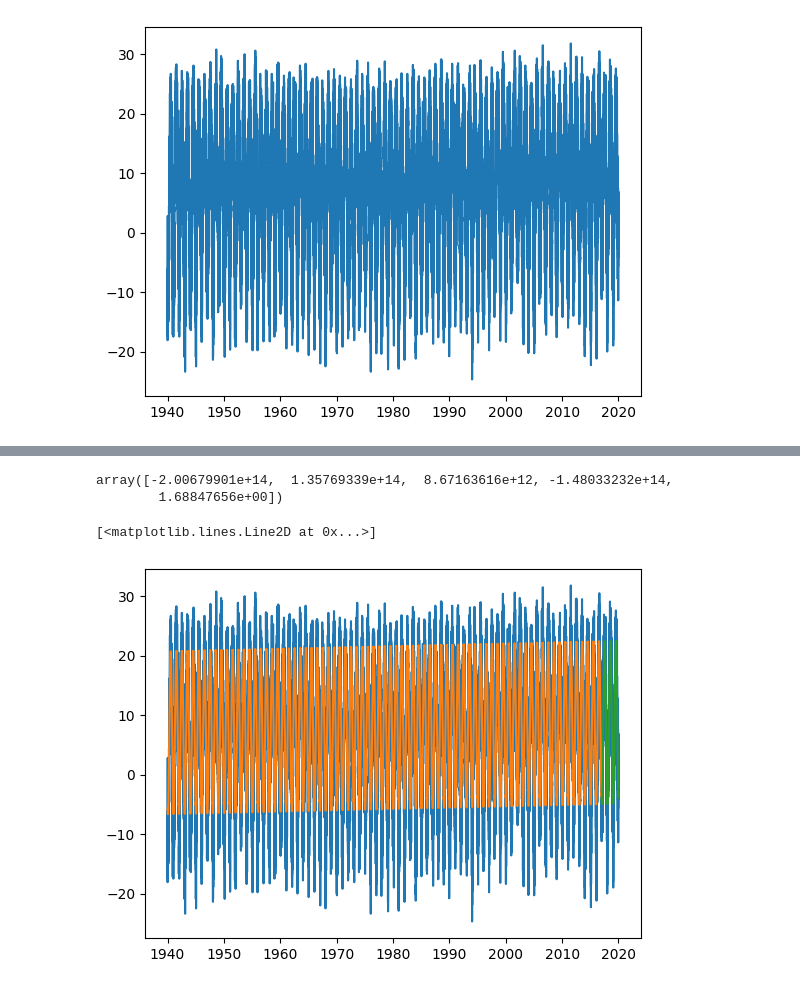
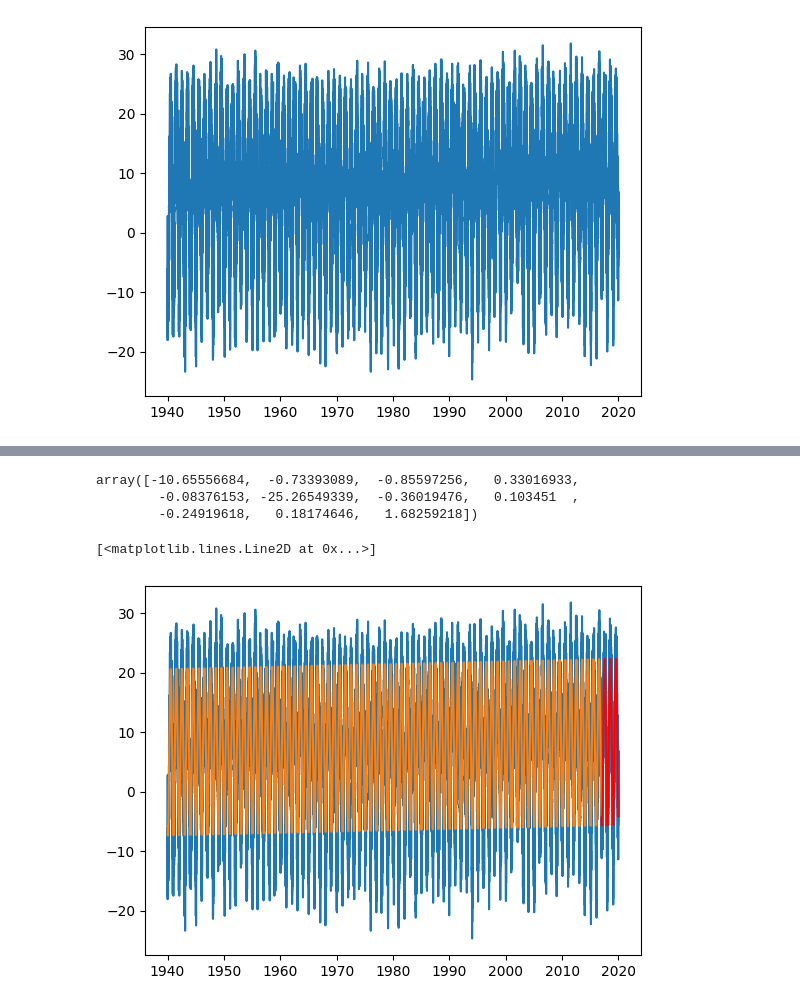
Before and after one commit to JLivingston01/ml-research, a Jupyter notebook: time-driven-probabilities/notebooks/signal_processing.ipynb, the cells around one changed output, grey strips where cells are left out. Cells and saved outputs as stored; diff of their text form; code cells hidden in the pictures.

```diff
--- a/time-driven-probabilities/notebooks/signal_processing.ipynb
+++ b/time-driven-probabilities/notebooks/signal_processing.ipynb
@@ -17,5 +18,5 @@ X,y = fetch_openml(data_id=43843,return_X_y=True,as_frame=True)
 # %%
-X.index = pd.to_datetime(X['LOCAL_DATE']).values
+X.index = X['LOCAL_DATE'].values
 # %%
 X['MEAN_TEMPERATURE_TORONTO']
 # %% [output]
@@ -49,24 +50,22 @@ X['LOCAL_DATE'].dt.day_of_year
 2020-01-01      1
 Name: LOCAL_DATE, Length: 29221, dtype: int32
 # %%
-X['LOCAL_DATE'] = pd.to_datetime(X['LOCAL_DATE'])
 
 weeks = X['LOCAL_DATE'].dt.isocalendar().week
 days = X['LOCAL_DATE'].dt.day_of_year
 
-def sinu_feat(x,period=1,freq=53,func='sin',phase=0, phase_frac=8):
+def sinu_feat(x,period=1,freq=53,func='sin'):
 
     if func=='sin':
         f = np.sin
     else:
         f = np.cos
 
-    return f(2*np.pi*period*(x + phase * freq / phase_frac )/freq)
+    return f(2*np.pi*period*(x)/freq)
 
 feats = pd.DataFrame()
 for f in ['sin','cos']:
     for p in [1]:#,2,3,5,7]:
-        for phase in [0,1]:#,2,3,5,7]:
-            feats[f"SINU_{f.upper()}_{str(p)}_{str(phase)}"] = sinu_feat(days,period=p,freq=365.25,func=f,phase=phase,phase_frac=8)
+        feats[f"SINU_{f.upper()}_{str(p)}"] = sinu_feat(days,period=p,freq=365.25,func=f)
 
 feats['WEEKS_SINCE_1940'] = (X['LOCAL_DATE'] - pd.to_datetime('1940-01-01')).dt.days
@@ -134,16 +159,17 @@ plt.plot(yfit[mask2])
 # %%
 model['learner'].coef_
 # %% [output]
-array([-2.00679901e+14,  1.35769339e+14,  8.67163616e+12, -1.48033232e+14,
-        1.68847656e+00])
+array([-10.65556684,  -0.73393089,  -0.85597256,   0.33016933,
+        -0.08376153, -25.26549339,  -0.36019476,   0.103451  ,
+        -0.24919618,   0.18174646,   1.68259218])
 # %%
 
 plt.plot(X[:]['MEAN_TEMPERATURE_TORONTO'])
 plt.plot(yfit[:])
-plt.plot(ypred)
+plt.plot(ypred,color='red')
 # %% [output]
 [<matplotlib.lines.Line2D at 0x...>]
-[figure, old version]
+[figure, new version]
 # %%
 mask = (X.index>'2010-01-01')
 mask2 = (yfit.index>'2010-01-01')
```
Also changed, not shown: parts of 28 cells of this notebook.
